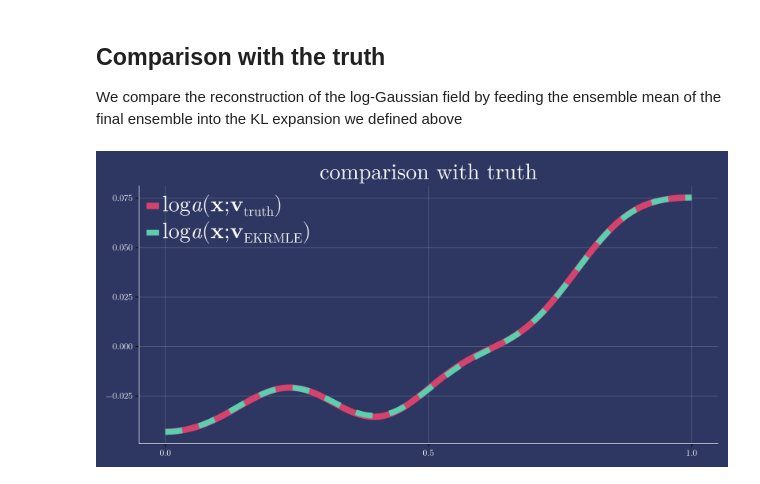
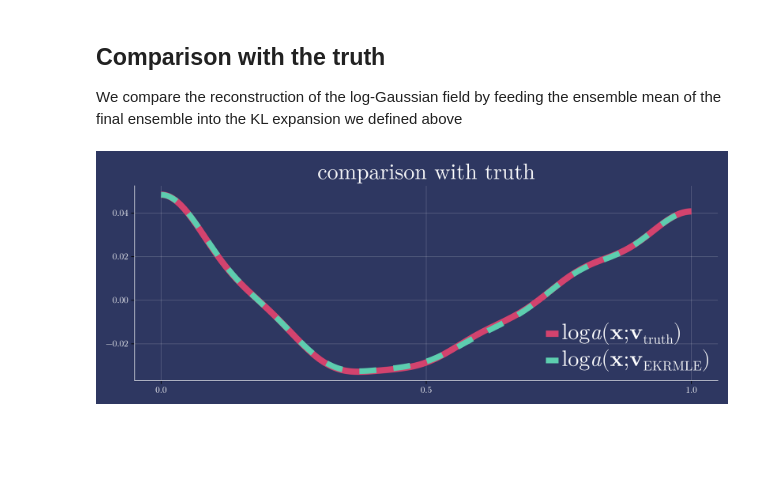
Before and after one commit to pstavrin/OralQual, a Jupyter notebook: scripts/Darcy1D.ipynb, the cells around one changed output. Cells and saved outputs as stored; diff of their text form; code cells hidden in the pictures; blank space fills up the shorter version.

```diff
--- a/scripts/Darcy1D.ipynb
+++ b/scripts/Darcy1D.ipynb
@@ -45,12 +45,12 @@ $$
 * Use EKRMLE to try and reconstruct the underlying Gaussian field from noisy measurements of the pressure
 # %%
 N, L = 256, 1.0
-Nₖ = 8 # number of KL modes
+Nₖ = 10 # number of KL modes
 d = Nₖ
 Δ_obs = 8 # separation between measurements
 σ = 0.1
 α = 2.0
-τ = 3.0
+τ = 10.0
 darcy = Darcy_params(N,L,Nₖ,Δ_obs,d,α,τ)
 𝛉 = darcy.θ_true
 logK = darcy.logk
@@ -122,27 +122,27 @@ We compare the reconstruction of the log-Gaussian field by feeding the ensemble
 # %%
 μ = vec(mean(ekrmleobj.V[end],dims=2))
 logk_ens = get_logk(darcy, μ)
 
-fig = themed_figure(; dark=true, size=(1000, 500)) do fig
+fig = themed_figure(; dark=true, size=(1000, 400)) do fig
     ax1 = Axis(fig[1, 1],
         title     = L"\text{comparison with truth}",
         titlesize = 35,
     )
 
     lines!(ax1, X, logK;
         linewidth = 10,
         color = colors[2],
         label = L"\log a(𝐱;𝐯_\text{truth})"
     )
 
     lines!(ax1, X, logk_ens[:];
         linewidth = 9,
         color = colors[4],
         linestyle=:dash,
         label = L"\log a(𝐱;𝐯_\text{EKRMLE})"
     )
-    axislegend(ax1; position=:lt, framevisible=false, labelsize=35)
+    axislegend(ax1; position=:rb, framevisible=false, labelsize=35)
     fig
 end
 # %% [output]
-[figure, old version]
+[figure, new version]
```
Also changed, not shown: parts of 1 cell of this notebook, 1 other file.
